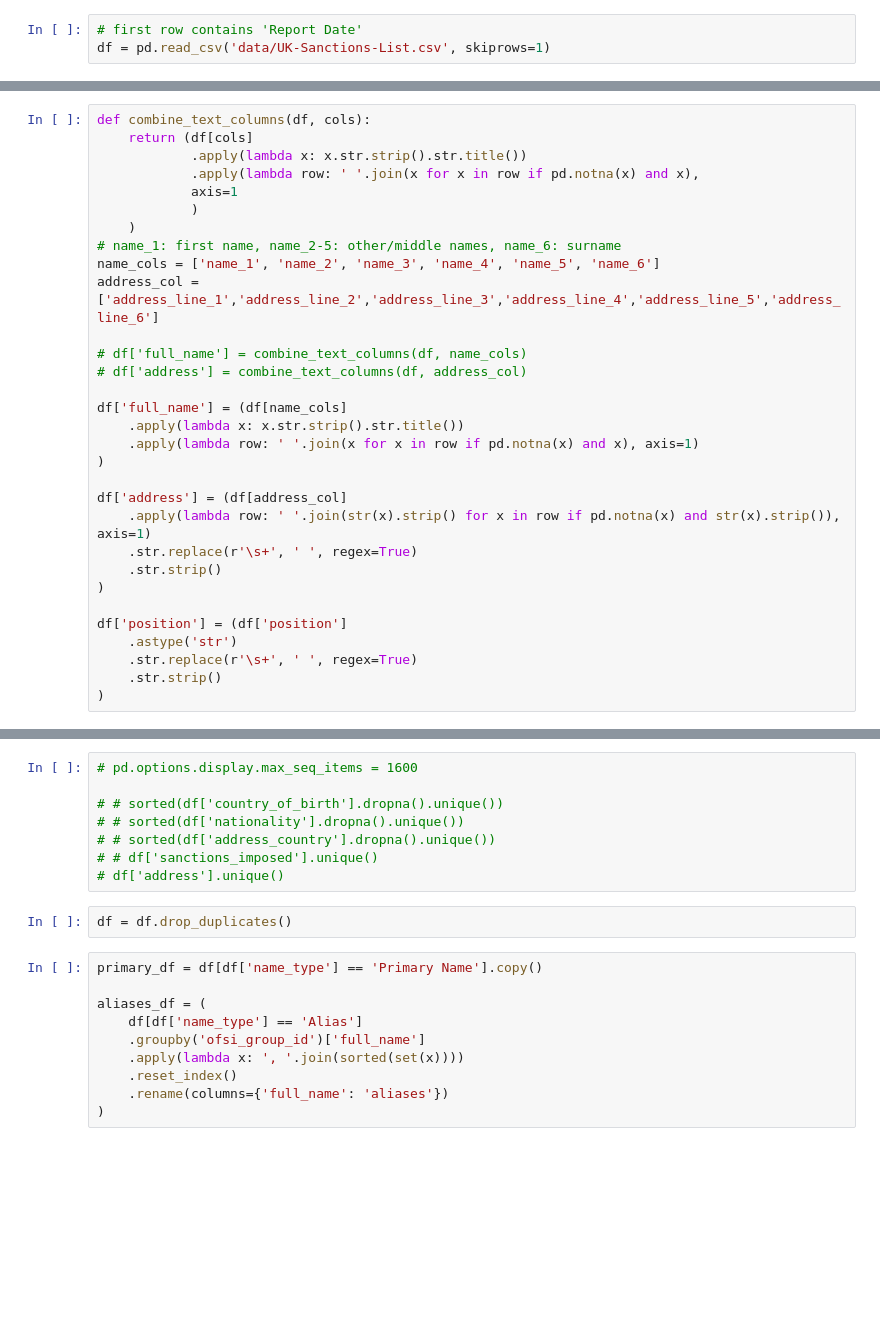
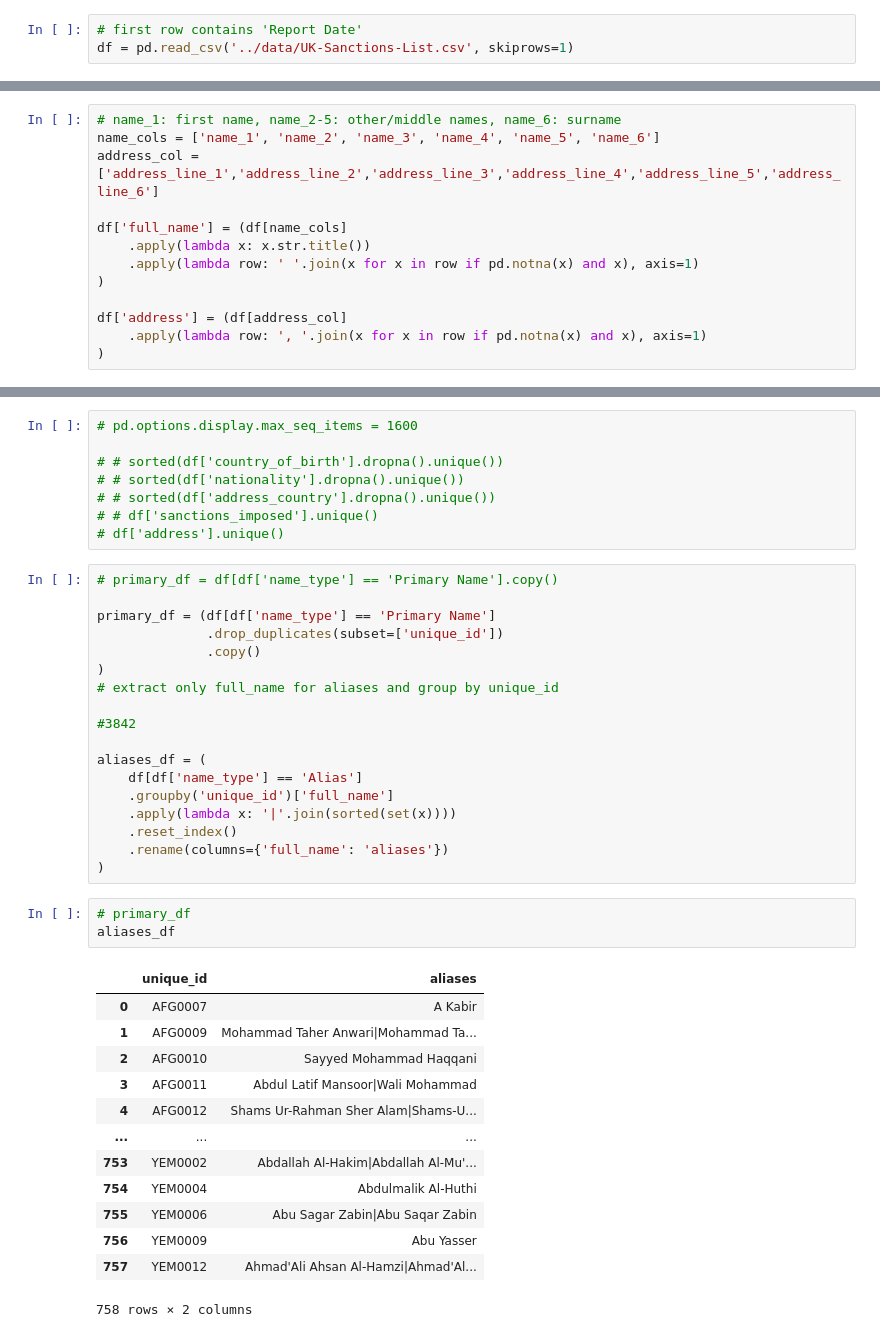
Before and after one commit to philipogn/financial_sanctions, a Jupyter notebook: notebooks/final_script.ipynb, the cells around one changed output, grey strips where cells are left out. Cells and saved outputs as stored; diff of their text form; blank space fills up the shorter version.

Commit message:
standardise func + combining unique_id to one

```diff
--- a/notebooks/final_script.ipynb
+++ b/notebooks/final_script.ipynb
@@ -3,4 +3,4 @@ import pandas as pd
 import numpy as np
 # %%
 # first row contains 'Report Date'
-df = pd.read_csv('data/UK-Sanctions-List.csv', skiprows=1)
+df = pd.read_csv('../data/UK-Sanctions-List.csv', skiprows=1)
@@ -39,31 +58,13 @@ df = df.drop(
 # %%
-def combine_text_columns(df, cols):
-    return (df[cols]
-            .apply(lambda x: x.str.strip().str.title())
-            .apply(lambda row: ' '.join(x for x in row if pd.notna(x) and x),
-            axis=1
-            )
-    )
 # name_1: first name, name_2-5: other/middle names, name_6: surname
 name_cols = ['name_1', 'name_2', 'name_3', 'name_4', 'name_5', 'name_6']
 address_col = ['address_line_1','address_line_2','address_line_3','address_line_4','address_line_5','address_line_6']
 
-# df['full_name'] = combine_text_columns(df, name_cols)
-# df['address'] = combine_text_columns(df, address_col)
-
 df['full_name'] = (df[name_cols]
-    .apply(lambda x: x.str.strip().str.title())
+    .apply(lambda x: x.str.title())
     .apply(lambda row: ' '.join(x for x in row if pd.notna(x) and x), axis=1)
 )
 
 df['address'] = (df[address_col]
-    .apply(lambda row: ' '.join(str(x).strip() for x in row if pd.notna(x) and str(x).strip()), axis=1)
-    .str.replace(r'\s+', ' ', regex=True)
-    .str.strip()
+    .apply(lambda row: ', '.join(x for x in row if pd.notna(x) and x), axis=1)
 )
-
-df['position'] = (df['position']
-    .astype('str')
-    .str.replace(r'\s+', ' ', regex=True)
-    .str.strip()
-)
@@ -95,15 +107,38 @@ df.to_csv('clean_individuals.csv', index=False)
 # # sorted(df['address_country'].dropna().unique())
 # # df['sanctions_imposed'].unique()
 # df['address'].unique()
-# %%
-df = df.drop_duplicates()
 # %%
-primary_df = df[df['name_type'] == 'Primary Name'].copy()
+# primary_df = df[df['name_type'] == 'Primary Name'].copy()
+
+primary_df = (df[df['name_type'] == 'Primary Name']
+              .drop_duplicates(subset=['unique_id'])
+              .copy()
+)
+# extract only full_name for aliases and group by unique_id
+
+#3842
 
 aliases_df = (
     df[df['name_type'] == 'Alias']
-    .groupby('ofsi_group_id')['full_name']
-    .apply(lambda x: ', '.join(sorted(set(x))))
+    .groupby('unique_id')['full_name']
+    .apply(lambda x: '|'.join(sorted(set(x))))
     .reset_index()
     .rename(columns={'full_name': 'aliases'})
 )
+# %%
+# primary_df
+aliases_df
+# %% [output]
+|  | unique_id | aliases |
+| 0 | AFG0007 | A Kabir |
+| 1 | AFG0009 | Mohammad Taher Anwari|Mohammad Ta... |
+| 2 | AFG0010 | Sayyed Mohammad Haqqani |
+| 3 | AFG0011 | Abdul Latif Mansoor|Wali Mohammad |
+| 4 | AFG0012 | Shams Ur-Rahman Sher Alam|Shams-U... |
+| ... | ... | ... |
+| 753 | YEM0002 | Abdallah Al-Hakim|Abdallah Al-Mu'... |
+| 754 | YEM0004 | Abdulmalik Al-Huthi |
+| 755 | YEM0006 | Abu Sagar Zabin|Abu Saqar Zabin |
+| 756 | YEM0009 | Abu Yasser |
+| 757 | YEM0012 | Ahmad'Ali Ahsan Al-Hamzi|Ahmad'Al... |
+758 rows × 2 columns
```
Also changed, not shown: parts of 10 cells of this notebook, 2 other files.
